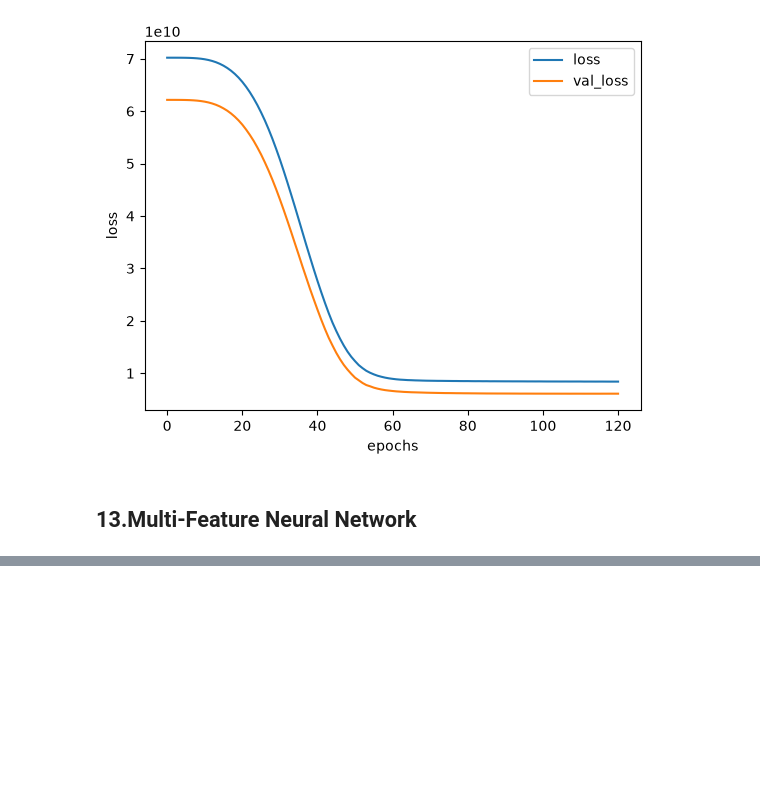
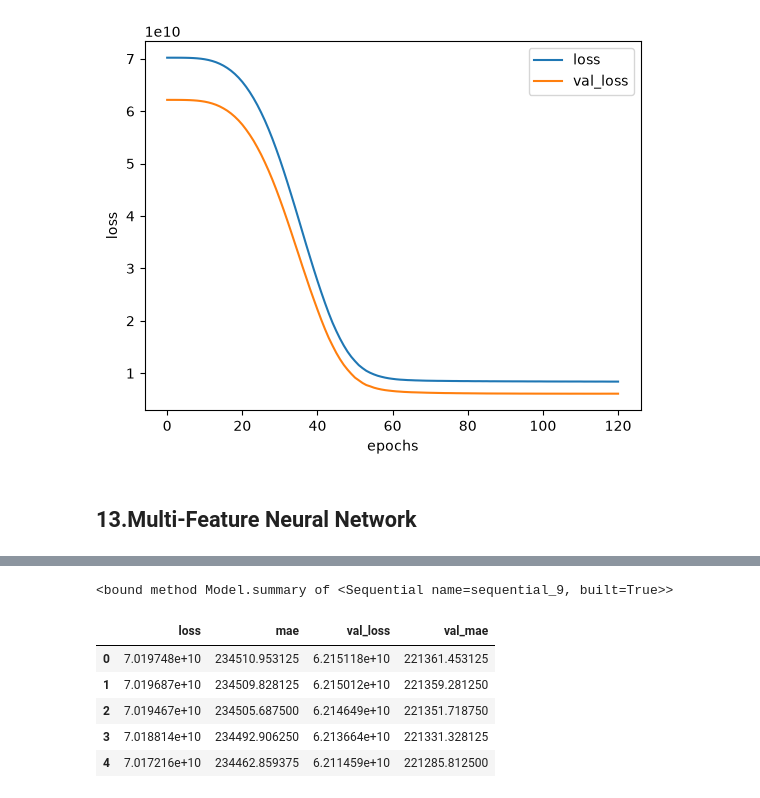
Before and after one commit to Qaem-7/labs_projects, a Jupyter notebook: Labs/9. Neural Network/Exercise/9.2.1_intro_neural_network_lab.ipynb, the cells around one changed output, grey strips where cells are left out. Drawn from its saved outputs; the diff is of its cells as text; code cells hidden in the pictures; blank space fills up the shorter version.

```diff
--- a/Labs/9. Neural Network/Exercise/9.2.1_intro_neural_network_lab.ipynb
+++ b/Labs/9. Neural Network/Exercise/9.2.1_intro_neural_network_lab.ipynb
@@ -982,6 +1013,18 @@ history = model10.fit(X_train_scaled, y_train,
 # %%
 # Model Summary
+model10.summary
+# %% [output]
+<bound method Model.summary of <Sequential name=sequential_9, built=True>>
 # %%
 # Create a History Data Frame
+history_df = pd.DataFrame(history.history)
+history_df.head()
+# %% [output]
+|  | loss | mae | val_loss | val_mae |
+| 0 | 7.019748e+10 | 234510.953125 | 6.215118e+10 | 221361.453125 |
+| 1 | 7.019687e+10 | 234509.828125 | 6.215012e+10 | 221359.281250 |
+| 2 | 7.019467e+10 | 234505.687500 | 6.214649e+10 | 221351.718750 |
+| 3 | 7.018814e+10 | 234492.906250 | 6.213664e+10 | 221331.328125 |
+| 4 | 7.017216e+10 | 234462.859375 | 6.211459e+10 | 221285.812500 |
 # %%
 # Visualize Epochs vs. Loss for the Training Loss and Validation Loss
```
Also changed, not shown: parts of 3 cells of this notebook.
